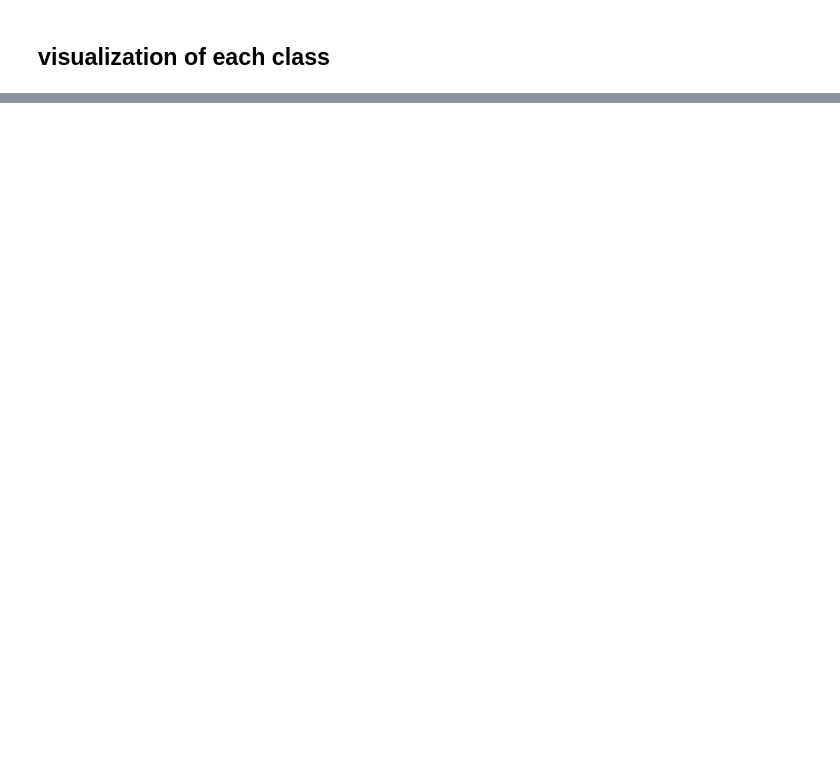
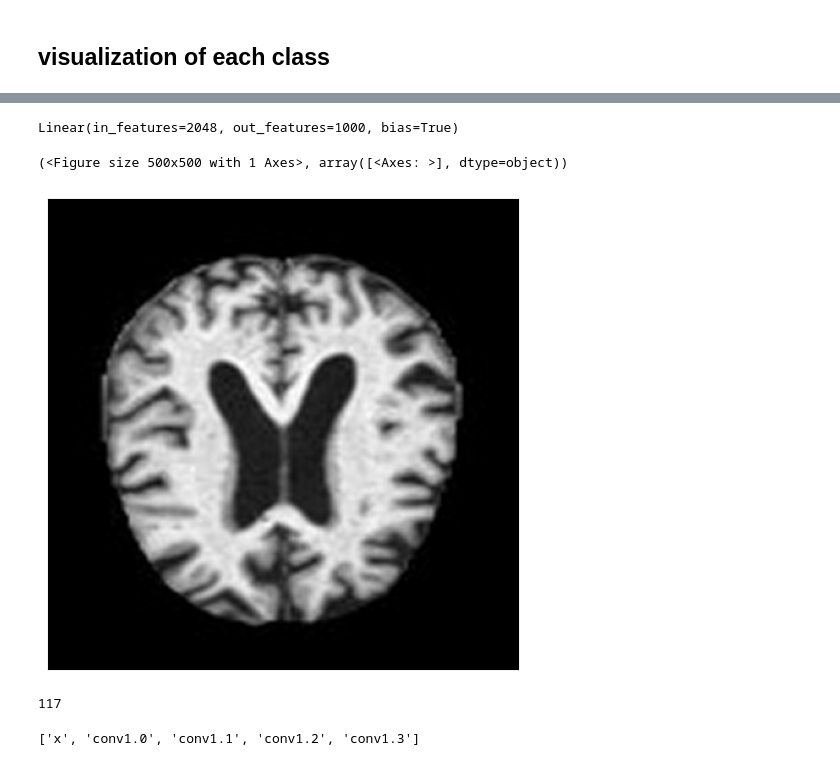
Before and after one commit to Mahmimi/Alzheimer, a Jupyter notebook: Alzheimer.ipynb, the cells around one changed output, grey strips where cells are left out. Cells and saved outputs as stored; diff of their text form; code cells hidden in the pictures; blank space fills up the shorter version.

```diff
--- a/Alzheimer.ipynb
+++ b/Alzheimer.ipynb
@@ -288,0 +385,9 @@ plt.show()
+# %%
+import requests
+
+# Fetch the ImageNet class labels
+LABELS_URL = 'https://raw.githubusercontent.com/anishathalye/imagenet-simple-labels/master/imagenet-simple-labels.json'
+response = requests.get(LABELS_URL)
+labels = response.json()
+
+labels[:10]
@@ -288,0 +720,40 @@ plt.show()
+# %%
+model.get_classifier()
+# %% [output]
+Linear(in_features=2048, out_features=1000, bias=True)
+# %%
+imgs = []
+
+for file_path in [path+'Mild_Demented/mild.jpg']:
+    img = cv2.imread(file_path)[..., ::-1]
+    img = resize_shortest_edge(img, 384, interpolation='auto')
+    img = center_crop(img, (384, 384))
+    imgs.append(img)
+
+show_images(imgs, per_row=1, imsize=(5, 5))
+# %% [output]
+(<Figure size 500x500 with 1 Axes>, array([<Axes: >], dtype=object))
+[figure, added]
+# %%
+import torch
+
+inps = [prepare(img, model.default_cfg['mean'], model.default_cfg['std'])
+        for img in imgs]
+
+with torch.no_grad():
+    out = torch.softmax(model(inps[0]), -1)[0].numpy()
+
+print(out.argmax())
+# %% [output]
+117
+# %%
+from torchvision.models.feature_extraction import get_graph_node_names
+from pprint import pprint
+
+train_nodes, eval_nodes = get_graph_node_names(model)
+
+assert([t == e for t, e in zip(train_nodes, eval_nodes)])
+
+pprint(train_nodes[0:5])
+# %% [output]
+['x', 'conv1.0', 'conv1.1', 'conv1.2', 'conv1.3']
```
Also changed, not shown: parts of 31 cells of this notebook.
